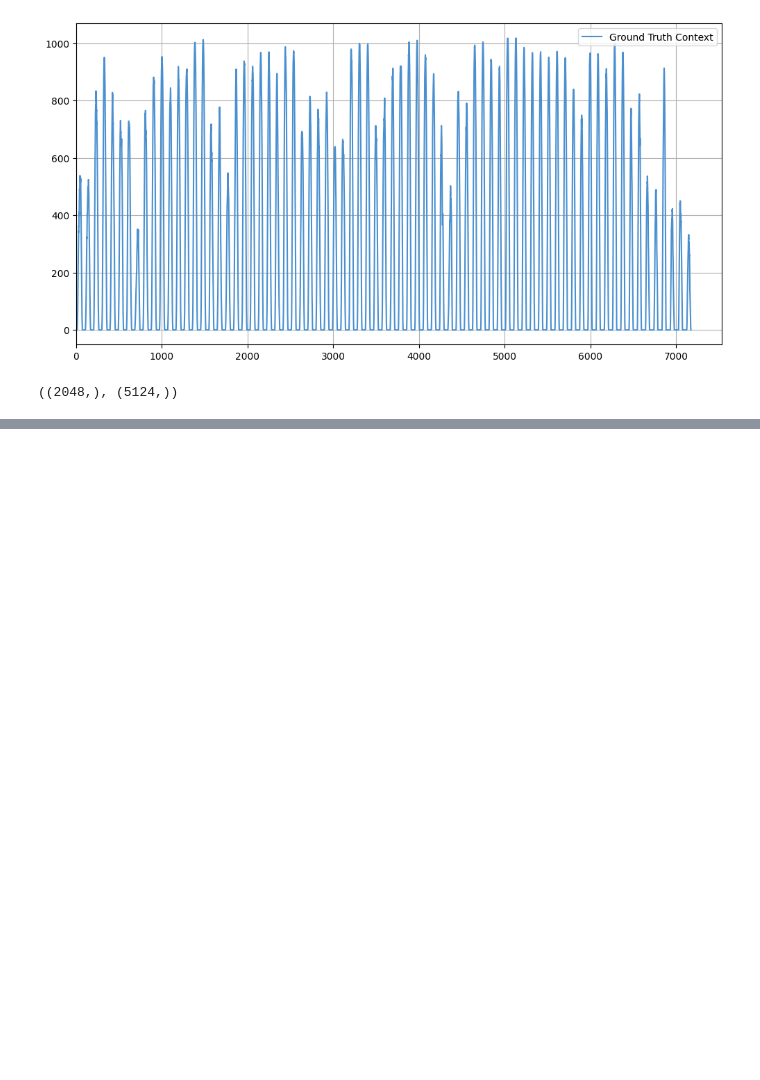
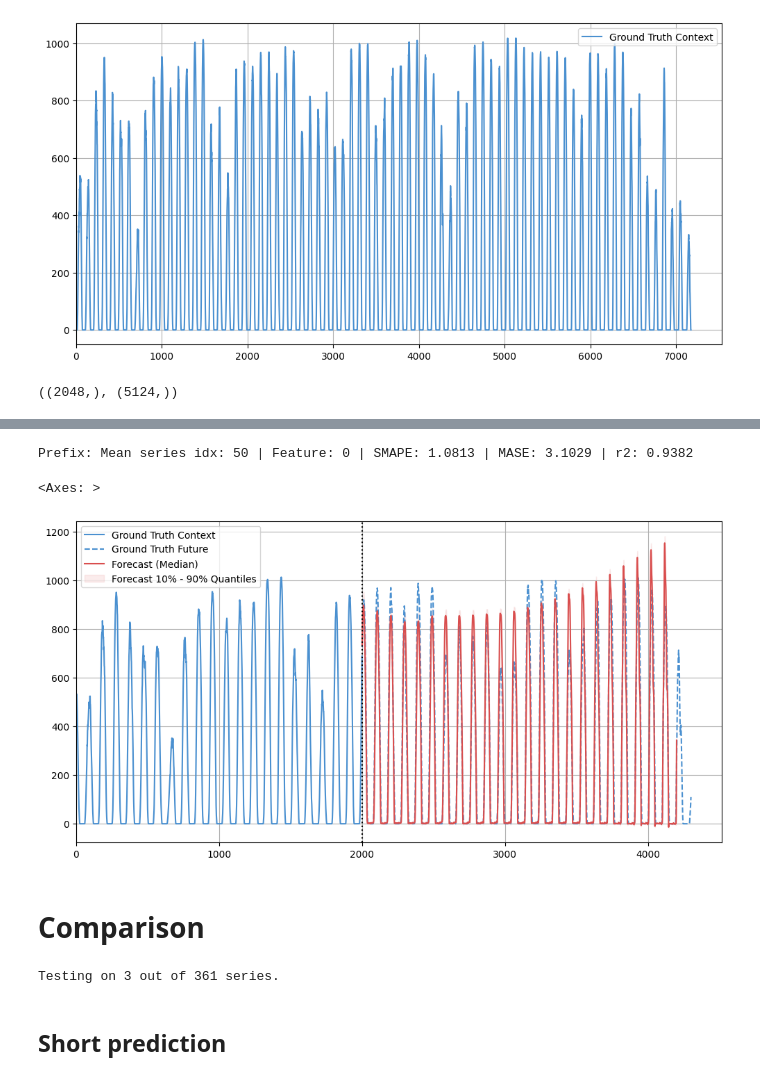
Before and after one commit to Richi0D/tirex_loss, a Jupyter notebook: notebooks/tirex_autoregressive.ipynb, the cells around one changed output, grey strips where cells are left out. Cells and saved outputs as stored; diff of their text form; code cells hidden in the pictures; blank space fills up the shorter version.

```diff
--- a/notebooks/tirex_autoregressive.ipynb
+++ b/notebooks/tirex_autoregressive.ipynb
@@ -84,3 +162,24 @@ One solution to avoid this, would be to use the predicted value instead of null.
 # %%
-# TODO: implment MASE and MAPE for evaluation
-# TODO: implement autoregressive forecasting loop to predict longer horizons than the model's context length
+quantiles, mean = model.forecast(torch.as_tensor(ctx_s), prediction_length=prediction_length)
+# %%
+# change shape to (n_samples, n_outputs)
+y_mean_pred = mean.cpu().numpy().reshape(-1, 1)
+y_true = future_s[:prediction_length].reshape(-1, 1)
+y_train = ctx_s.reshape(-1, 1)
+
+# scores
+score_mape, score_mase, score_r2 = score_data(
+            y_true=y_true,
+            y_pred=y_mean_pred,
+            y_train=y_train,
+            log_prefix=f"Mean series idx: {idx_s}",
+            )
+
+# plot
+plot_forecast(ctx_s[cap_input:], quantiles.numpy()[0], future_s[:cap_future])
+# %% [output]
+Prefix: Mean series idx: 50 | Feature: 0 | SMAPE: 1.0813 | MASE: 3.1029 | r2: 0.9382
+<Axes: >
+[figure, added]
+# %% [markdown]
+# Comparison
@@ -86,0 +237,13 @@ One solution to avoid this, would be to use the predicted value instead of null.
+# %%
+# compare with original behavior
+series_idx = data_test['series_index'].unique()
+number_series = len(series_idx)
+
+amount_to_test = 0.01
+number_series_to_test = int(number_series * amount_to_test)
+data_test_sampled = data_test.filter(pl.col('series_index').is_in(series_idx.sample(number_series_to_test).implode()))
+print(f"Testing on {number_series_to_test} out of {number_series} series.")
+# %% [output]
+Testing on 3 out of 361 series.
+# %% [markdown]
+## Short prediction
```
Also changed, not shown: parts of 20 cells of this notebook, 7 other files.
